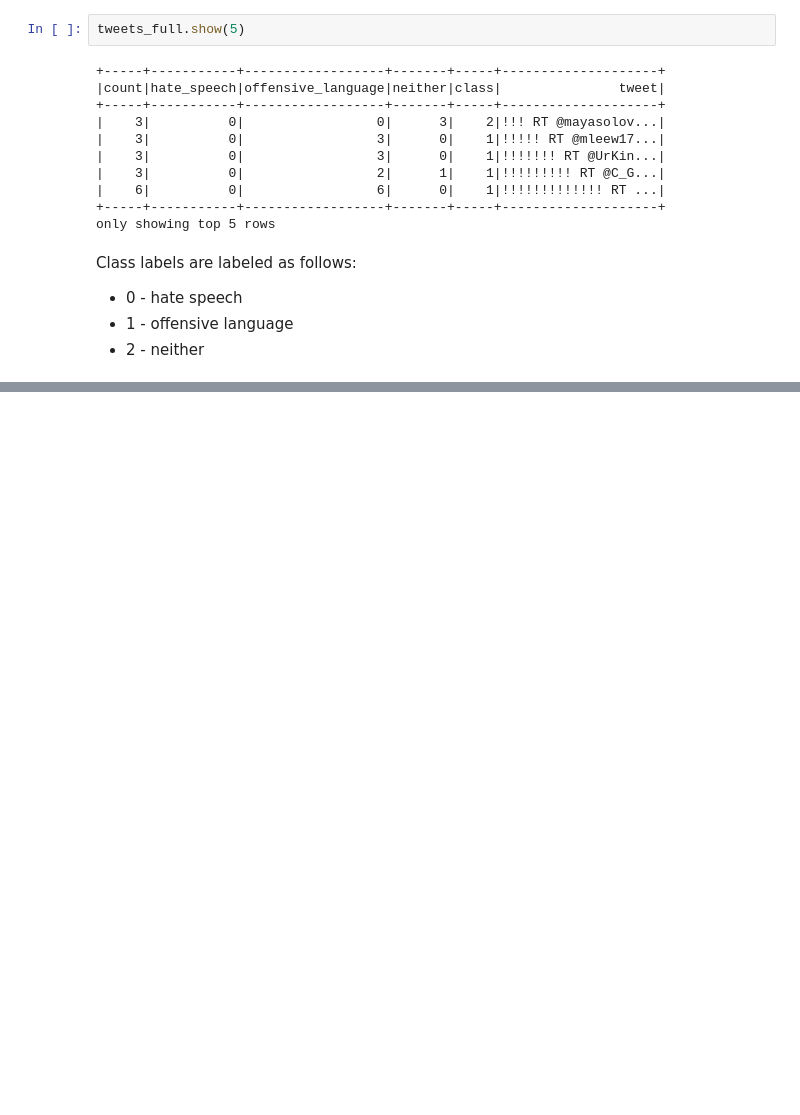
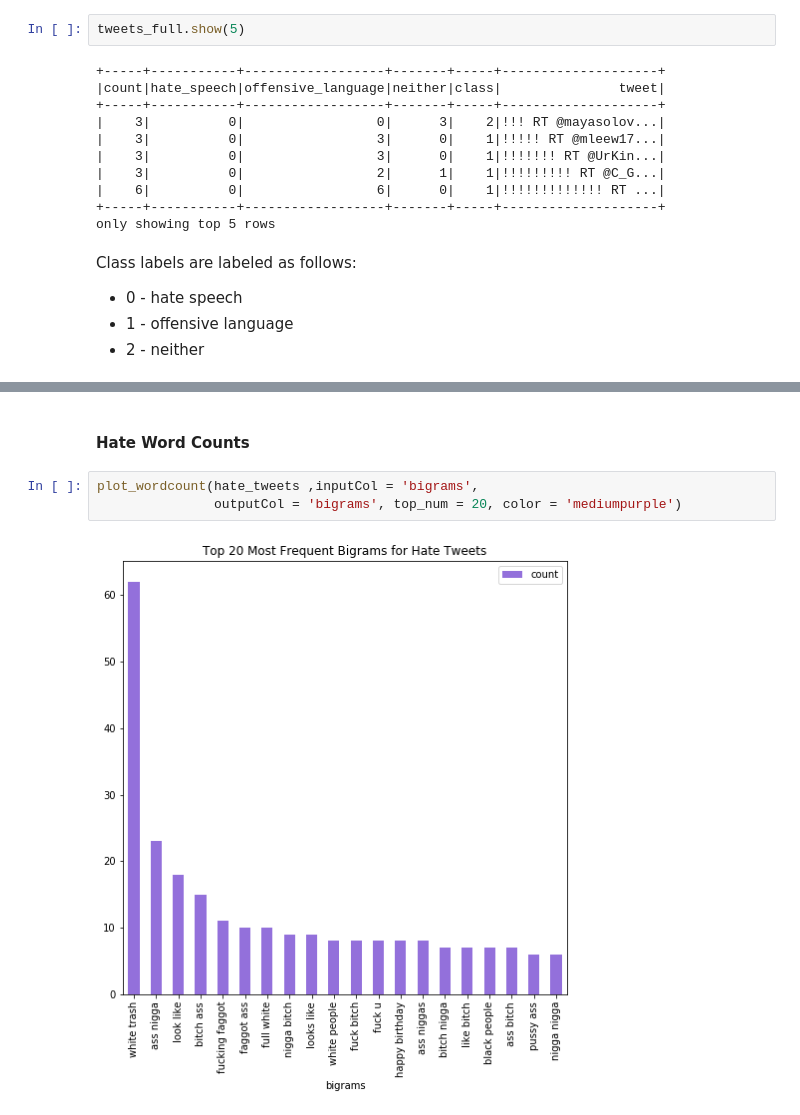
Before and after one commit to matthewbcoleman/school_projects, a Jupyter notebook: Hate_speech_classifier/classifier.ipynb, the cells around one changed output, grey strips where cells are left out. Saved outputs shown, nothing was run; the diff lists cells and outputs as text; blank space fills up the shorter version.

```diff
--- a/Hate_speech_classifier/classifier.ipynb
+++ b/Hate_speech_classifier/classifier.ipynb
@@ -100,0 +233,7 @@ spark.stop()
+# %% [markdown]
+#### Hate Word Counts
+# %%
+plot_wordcount(hate_tweets ,inputCol = 'bigrams',
+               outputCol = 'bigrams', top_num = 20, color = 'mediumpurple')
+# %% [output]
+[figure, added]
```
Also changed, not shown: parts of 129 cells of this notebook.
